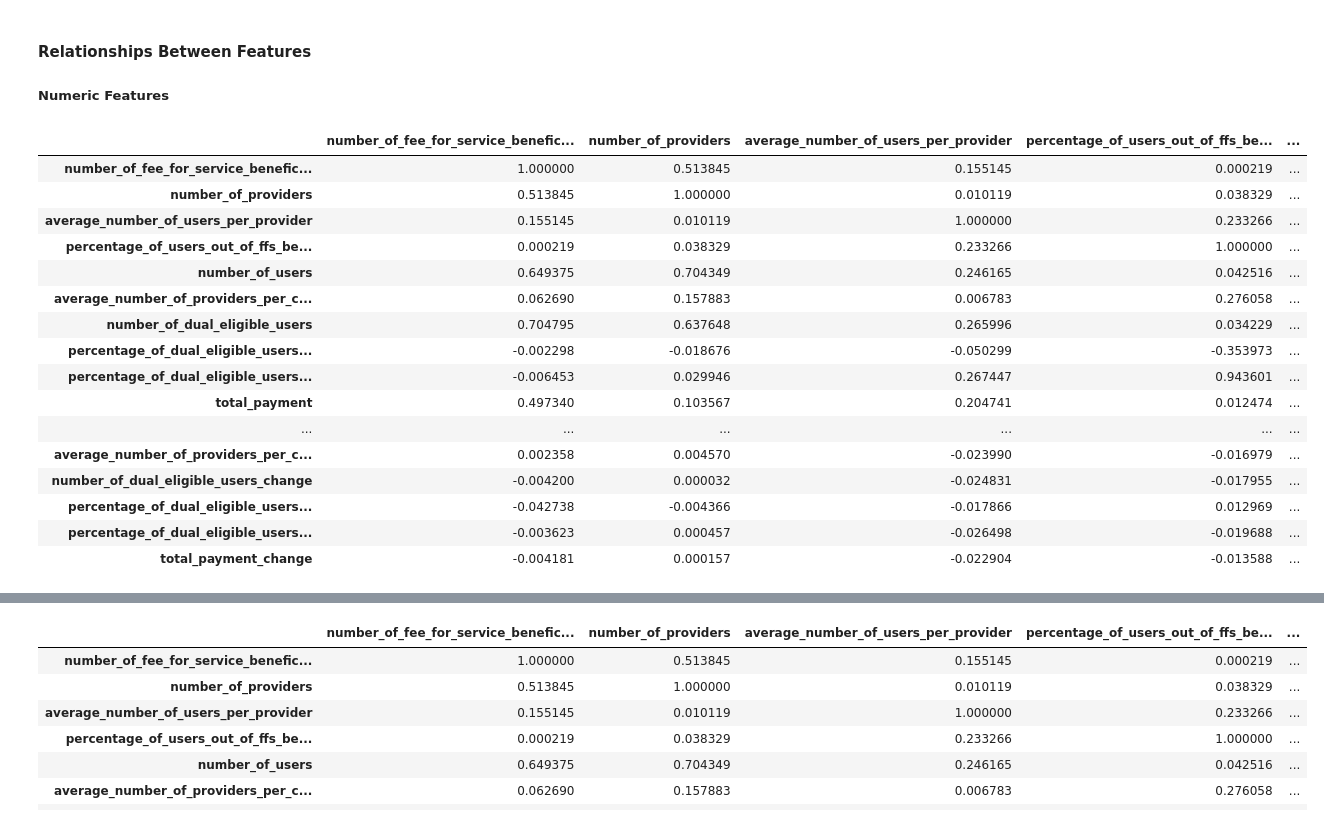
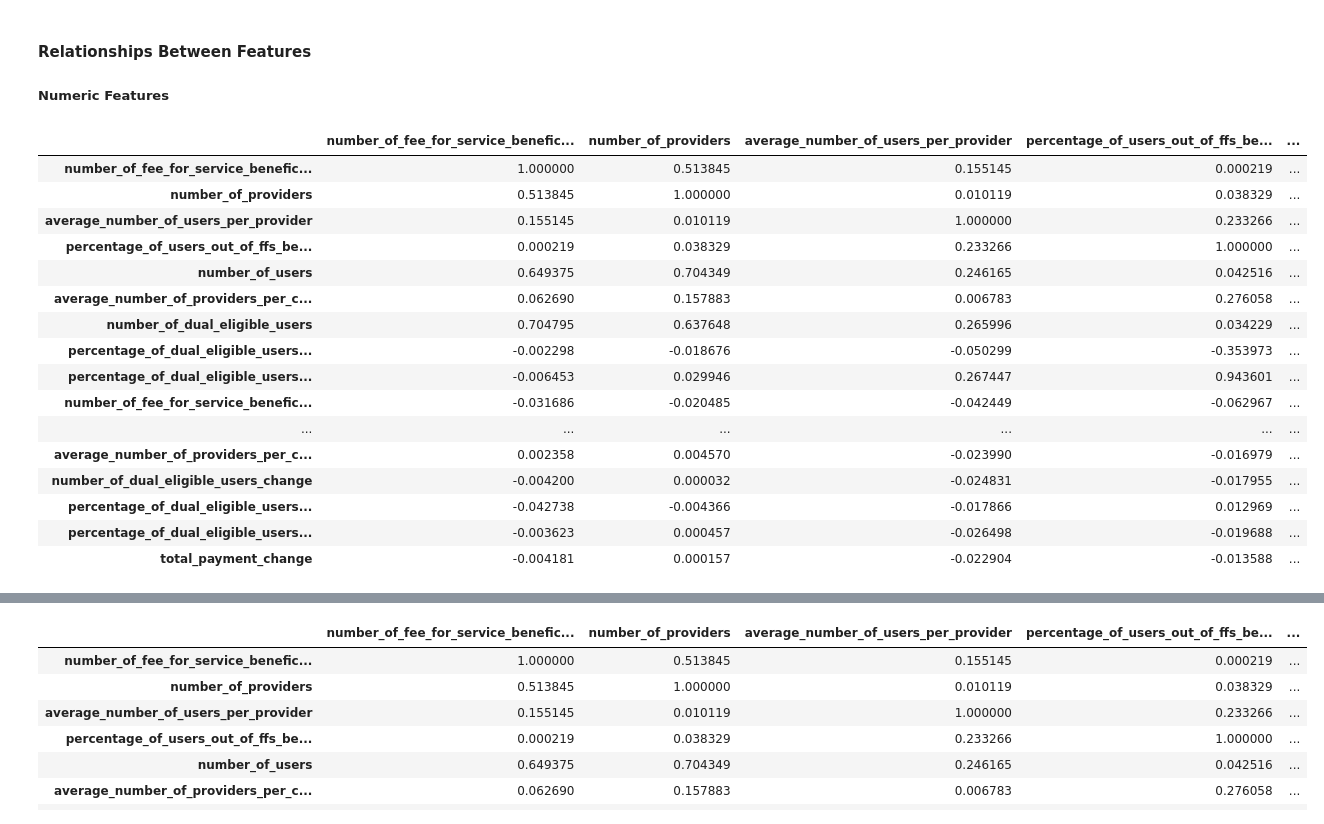
Before and after one commit to samantharivas/healthcare-market-saturation-fraud, a Jupyter notebook: Preprocessing.ipynb, the cells around one changed output, grey strips where cells are left out. Saved outputs shown, nothing was run; the diff lists cells and outputs as text; code cells hidden in the pictures.

```diff
--- a/Preprocessing.ipynb
+++ b/Preprocessing.ipynb
@@ -465,20 +465,20 @@ cat_features2 = data.iloc[:, 17:38]
 cat_features = pd.concat([cat_features1, cat_features2], axis=1)
 # %%
 # perform correlation analysiss on numeric values
-original_corr = data.corr()
+original_corr = num_features.corr()
 original_corr
 # %% [output]
 |  | number_of_fee_for_service_benefic... | number_of_providers | average_number_of_users_per_provider | percentage_of_users_out_of_ffs_be... | ... |
 | number_of_fee_for_service_benefic... | 1.000000 | 0.513845 | 0.155145 | 0.000219 | ... |
 | number_of_providers | 0.513845 | 1.000000 | 0.010119 | 0.038329 | ... |
 | average_number_of_users_per_provider | 0.155145 | 0.010119 | 1.000000 | 0.233266 | ... |
 | percentage_of_users_out_of_ffs_be... | 0.000219 | 0.038329 | 0.233266 | 1.000000 | ... |
 | number_of_users | 0.649375 | 0.704349 | 0.246165 | 0.042516 | ... |
 | average_number_of_providers_per_c... | 0.062690 | 0.157883 | 0.006783 | 0.276058 | ... |
 | number_of_dual_eligible_users | 0.704795 | 0.637648 | 0.265996 | 0.034229 | ... |
 | percentage_of_dual_eligible_users... | -0.002298 | -0.018676 | -0.050299 | -0.353973 | ... |
 | percentage_of_dual_eligible_users... | -0.006453 | 0.029946 | 0.267447 | 0.943601 | ... |
-| total_payment | 0.497340 | 0.103567 | 0.204741 | 0.012474 | ... |
+| number_of_fee_for_service_benefic... | -0.031686 | -0.020485 | -0.042449 | -0.062967 | ... |
 | ... | ... | ... | ... | ... | ... |
 | average_number_of_providers_per_c... | 0.002358 | 0.004570 | -0.023990 | -0.016979 | ... |
 | number_of_dual_eligible_users_change | -0.004200 | 0.000032 | -0.024831 | -0.017955 | ... |
```
Also changed, not shown: parts of 8 cells of this notebook, 1 other file.
